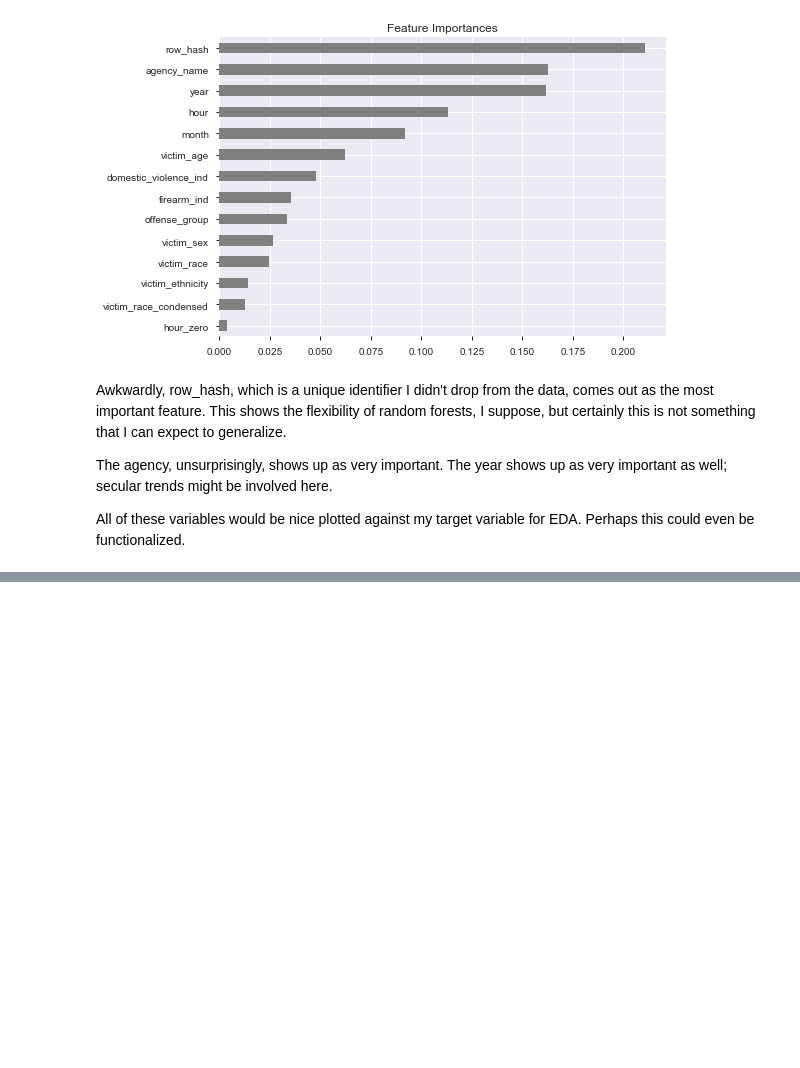
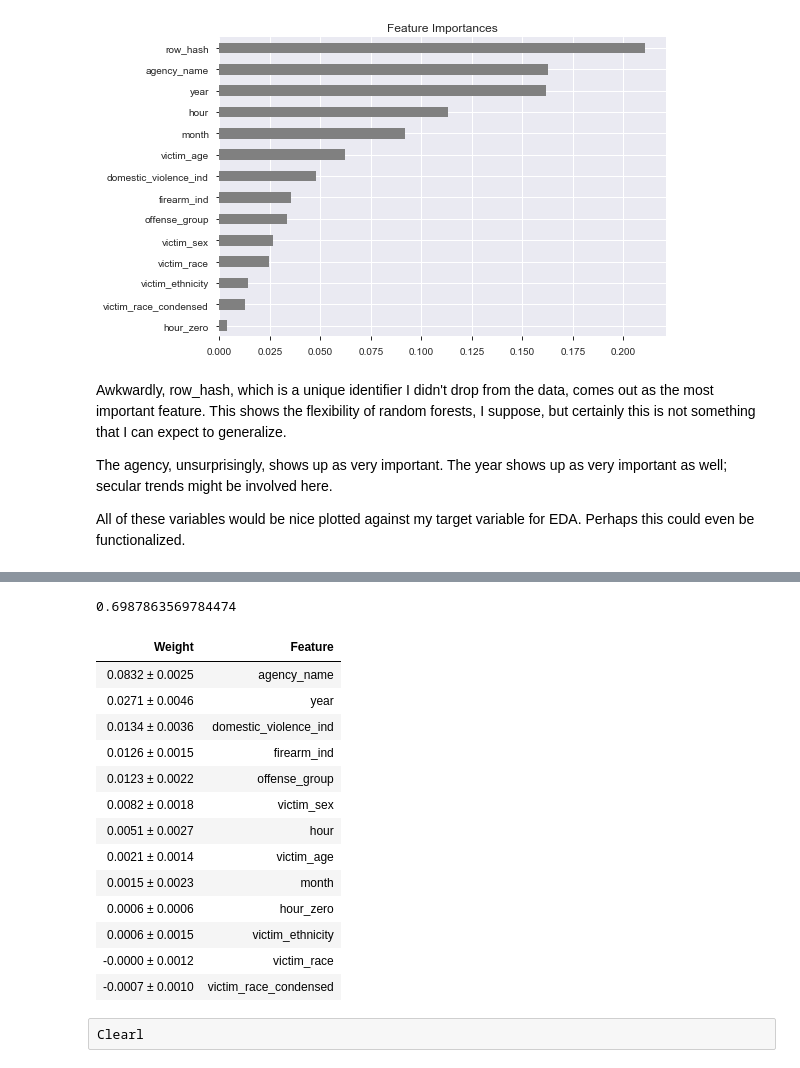
Before and after one commit to alexmjn/Predicting-Arrests, a Jupyter notebook: Crime_Data.ipynb, the cells around one changed output, grey strips where cells are left out. Saved outputs shown, nothing was run; the diff lists cells and outputs as text; code cells hidden in the pictures; blank space fills up the shorter version.

Commit message:
First Feature Importances. Removed Row Index. Val score .697 Simple Random Forest.

```diff
--- a/Crime_Data.ipynb
+++ b/Crime_Data.ipynb
@@ -306,0 +312,18 @@ All of these variables would be nice plotted against my target variable for EDA.
+# %%
+train, val = train_test_split(train, test_size = .2, random_state = 42)
+X_train = train[features]
+y_train = train[target]
+X_val = val[features]
+y_val = val[target]
+# %%
+transformers = make_pipeline(
+    ce.OrdinalEncoder(),
+    SimpleImputer()
+)
+
+X_train_transformed = transformers.fit_transform(X_train)
+X_val_transformed = transformers.transform(X_val)
+
+model2 = RandomForestClassifier(n_estimators = 1000, random_state = 42,
+                                min_samples_leaf = 4, n_jobs = -1)
+model2.fit(X_train_transformed, y_train)
@@ -306,0 +339,36 @@ All of these variables would be nice plotted against my target variable for EDA.
+# %%
+model2.score(X_val_transformed, y_val)
+# %% [output]
+0.6987863569784474
+# %%
+permuter = PermutationImportance(
+    model2,
+    scoring = 'accuracy',
+    n_iter = 5,
+    random_state = 42
+)
+
+permuter.fit(X_val_transformed, y_val)
+feature_names = X_val.columns.tolist()
+eli5.show_weights(
+    permuter,
+    top = None,
+    feature_names = feature_names
+)
+# %% [output]
+| Weight | Feature |
+| 0.0832 ± 0.0025 | agency_name |
+| 0.0271 ± 0.0046 | year |
+| 0.0134 ± 0.0036 | domestic_violence_ind |
+| 0.0126 ± 0.0015 | firearm_ind |
+| 0.0123 ± 0.0022 | offense_group |
+| 0.0082 ± 0.0018 | victim_sex |
+| 0.0051 ± 0.0027 | hour |
+| 0.0021 ± 0.0014 | victim_age |
+| 0.0015 ± 0.0023 | month |
+| 0.0006 ± 0.0006 | hour_zero |
+| 0.0006 ± 0.0015 | victim_ethnicity |
+| -0.0000 ± 0.0012 | victim_race |
+| -0.0007 ± 0.0010 | victim_race_condensed |
+# %% [raw]
+Clearl
```
Also changed, not shown: parts of 3 cells of this notebook.
